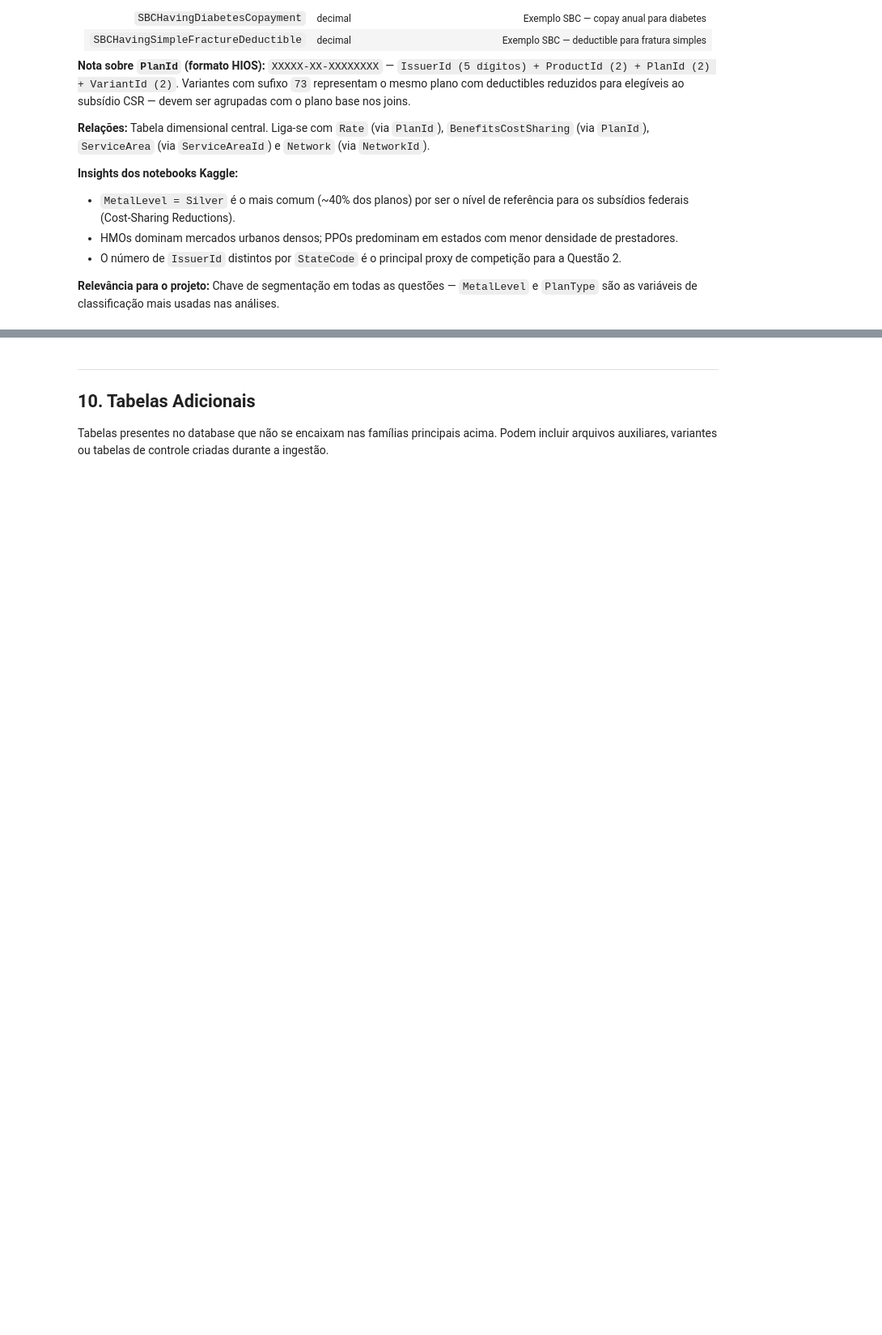
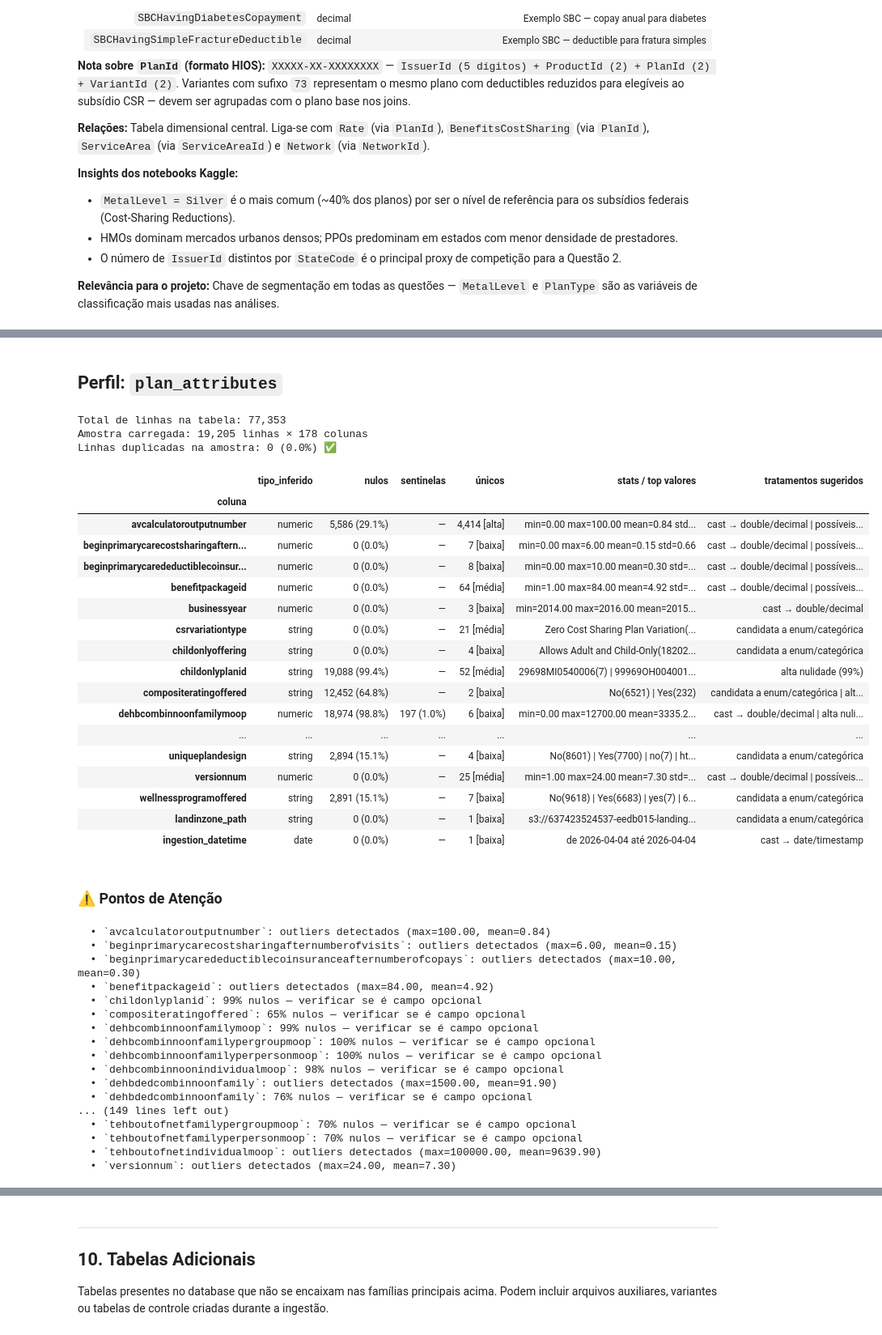
Before and after one commit to MFC-MiguelFerreira/eEDB-015_2026-1_projeto_integrador, a Jupyter notebook: scripts/bronze_exploration.ipynb, the cells around one changed output, grey strips where cells are left out. Shown at 81% size. Drawn from its saved outputs; the diff is of its cells as text; code cells hidden in the pictures; blank space fills up the shorter version.

```diff
--- a/scripts/bronze_exploration.ipynb
+++ b/scripts/bronze_exploration.ipynb
@@ -323,3 +456,46 @@ show_family(["plan_attributes"])
+# %%
+profile_family(["plan_attributes"])
+# %% [output]
+## Perfil: `plan_attributes`
+Total de linhas na tabela: 77,353
+Amostra carregada: 19,205 linhas × 178 colunas
+Linhas duplicadas na amostra: 0 (0.0%) ✅
+|  | tipo_inferido | nulos | sentinelas | únicos | stats / top valores | tratamentos sugeridos |
+| coluna |  |  |  |  |  |  |
+| avcalculatoroutputnumber | numeric | 5,586 (29.1%) | — | 4,414 [alta] | min=0.00 max=100.00 mean=0.84 std... | cast → double/decimal | possíveis... |
+| beginprimarycarecostsharingaftern... | numeric | 0 (0.0%) | — | 7 [baixa] | min=0.00 max=6.00 mean=0.15 std=0.66 | cast → double/decimal | possíveis... |
+| beginprimarycaredeductiblecoinsur... | numeric | 0 (0.0%) | — | 8 [baixa] | min=0.00 max=10.00 mean=0.30 std=... | cast → double/decimal | possíveis... |
+| benefitpackageid | numeric | 0 (0.0%) | — | 64 [média] | min=1.00 max=84.00 mean=4.92 std=... | cast → double/decimal | possíveis... |
+| businessyear | numeric | 0 (0.0%) | — | 3 [baixa] | min=2014.00 max=2016.00 mean=2015... | cast → double/decimal |
+| csrvariationtype | string | 0 (0.0%) | — | 21 [média] | Zero Cost Sharing Plan Variation(... | candidata a enum/categórica |
+| childonlyoffering | string | 0 (0.0%) | — | 4 [baixa] | Allows Adult and Child-Only(18202... | candidata a enum/categórica |
+| childonlyplanid | string | 19,088 (99.4%) | — | 52 [média] | 29698MI0540006(7) | 99969OH004001... | alta nulidade (99%) |
+| compositeratingoffered | string | 12,452 (64.8%) | — | 2 [baixa] | No(6521) | Yes(232) | candidata a enum/categórica | alt... |
+| dehbcombinnoonfamilymoop | numeric | 18,974 (98.8%) | 197 (1.0%) | 6 [baixa] | min=0.00 max=12700.00 mean=3335.2... | cast → double/decimal | alta nuli... |
+| ... | ... | ... | ... | ... | ... | ... |
+| uniqueplandesign | string | 2,894 (15.1%) | — | 4 [baixa] | No(8601) | Yes(7700) | no(7) | ht... | candidata a enum/categórica |
+| versionnum | numeric | 0 (0.0%) | — | 25 [média] | min=1.00 max=24.00 mean=7.30 std=... | cast → double/decimal | possíveis... |
+| wellnessprogramoffered | string | 2,891 (15.1%) | — | 7 [baixa] | No(9618) | Yes(6683) | yes(7) | 6... | candidata a enum/categórica |
+| landinzone_path | string | 0 (0.0%) | — | 1 [baixa] | s3://637423524537-eedb015-landing... | candidata a enum/categórica |
+| ingestion_datetime | date | 0 (0.0%) | — | 1 [baixa] | de 2026-04-04 até 2026-04-04 | cast → date/timestamp |
+### ⚠️ Pontos de Atenção
+  • `avcalculatoroutputnumber`: outliers detectados (max=100.00, mean=0.84)
+  • `beginprimarycarecostsharingafternumberofvisits`: outliers detectados (max=6.00, mean=0.15)
+  • `beginprimarycaredeductiblecoinsuranceafternumberofcopays`: outliers detectados (max=10.00, mean=0.30)
+  • `benefitpackageid`: outliers detectados (max=84.00, mean=4.92)
+  • `childonlyplanid`: 99% nulos — verificar se é campo opcional
+  • `compositeratingoffered`: 65% nulos — verificar se é campo opcional
+  • `dehbcombinnoonfamilymoop`: 99% nulos — verificar se é campo opcional
+  • `dehbcombinnoonfamilypergroupmoop`: 100% nulos — verificar se é campo opcional
+  • `dehbcombinnoonfamilyperpersonmoop`: 100% nulos — verificar se é campo opcional
+  • `dehbcombinnoonindividualmoop`: 98% nulos — verificar se é campo opcional
+  • `dehbdedcombinnoonfamily`: outliers detectados (max=1500.00, mean=91.90)
+  • `dehbdedcombinnoonfamily`: 76% nulos — verificar se é campo opcional
+... (149 lines left out)
+  • `tehboutofnetfamilypergroupmoop`: 70% nulos — verificar se é campo opcional
+  • `tehboutofnetfamilyperpersonmoop`: 70% nulos — verificar se é campo opcional
+  • `tehboutofnetindividualmoop`: outliers detectados (max=100000.00, mean=9639.90)
+  • `versionnum`: outliers detectados (max=24.00, mean=7.30)
 # %% [markdown]
 ---
 ## 5. Tabela: BenefitsCostSharing — Benefícios e Compartilhamento de Custos
```
Also changed, not shown: parts of 16 cells of this notebook.
